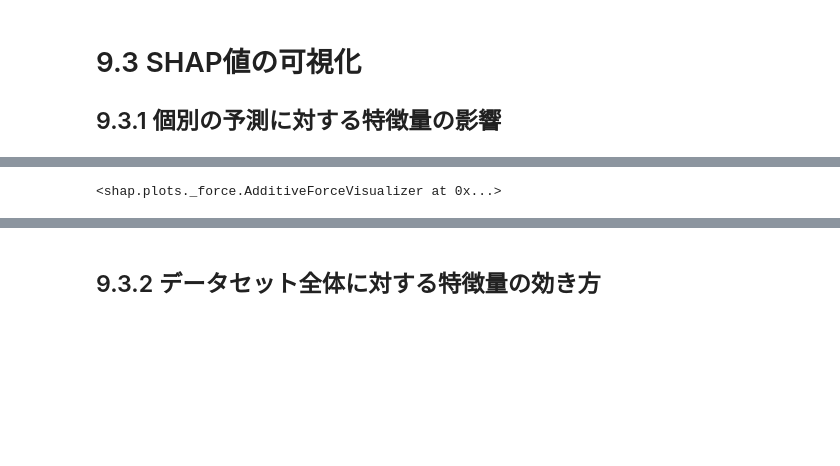
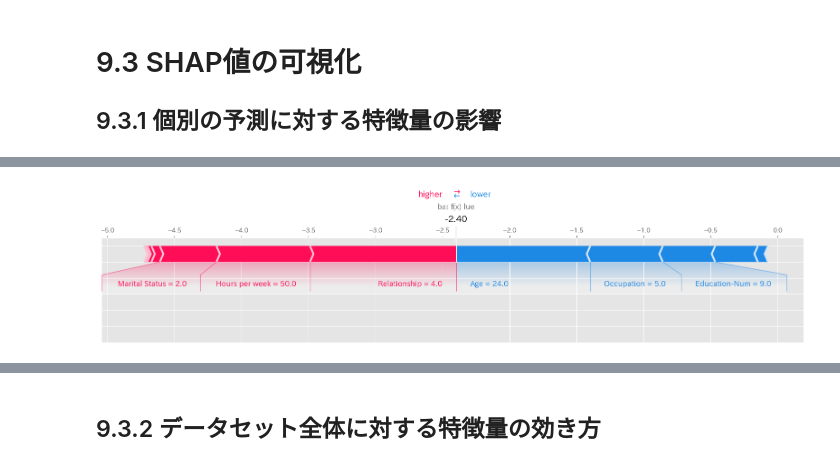
Before and after one commit to ZEKE320/xai-ric-book, a Jupyter notebook: main/chapter9/shap_explanation.ipynb, the cells around one changed output, grey strips where cells are left out. Saved outputs shown, nothing was run; the diff lists cells and outputs as text; code cells hidden in the pictures; blank space fills up the shorter version.

```diff
--- a/main/chapter9/shap_explanation.ipynb
+++ b/main/chapter9/shap_explanation.ipynb
@@ -181,6 +192,6 @@ assert np.all(np.isclose(pred, pred2))  # SHAP ライブラリで計算した結
 # 9.3 SHAP値の可視化
 ## 9.3.1 個別の予測に対する特徴量の影響
 # %%
-shap.initjs() # Jupyter Notebook で SHAP 値のプロットを行う場合に必要
-shap.force_plot(exp.expected_value[1], sv_test[0], X_test.iloc[0])
+# shap.initjs() # Jupyter Notebook で SHAP 値のプロットを行う場合に必要
+shap.force_plot(exp.expected_value[1], sv_test[0], X_test.iloc[0], matplotlib=True)
 # %% [output]
@@ -188,4 +198,4 @@ shap.force_plot(exp.expected_value[1], sv_test[0], X_test.iloc[0])
-<shap.plots._force.AdditiveForceVisualizer at 0x...>
+[figure, added]
 # %%
 # 個別のデータに対する多数の特徴量の影響の可視化
 # decision_plot: 特徴量の数が多い場合に
```
Also changed, not shown: parts of 12 cells of this notebook, 1 other file.
